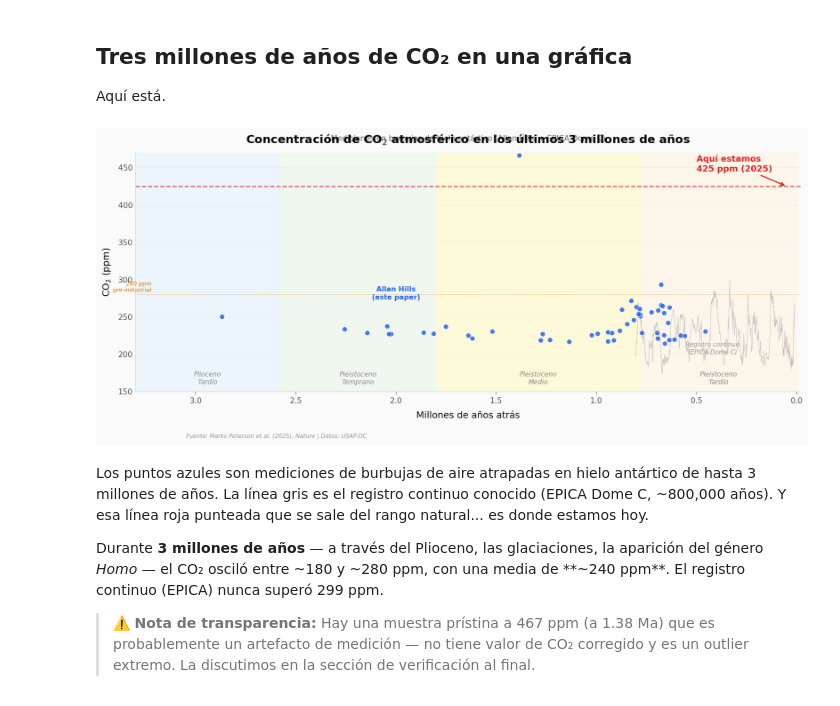
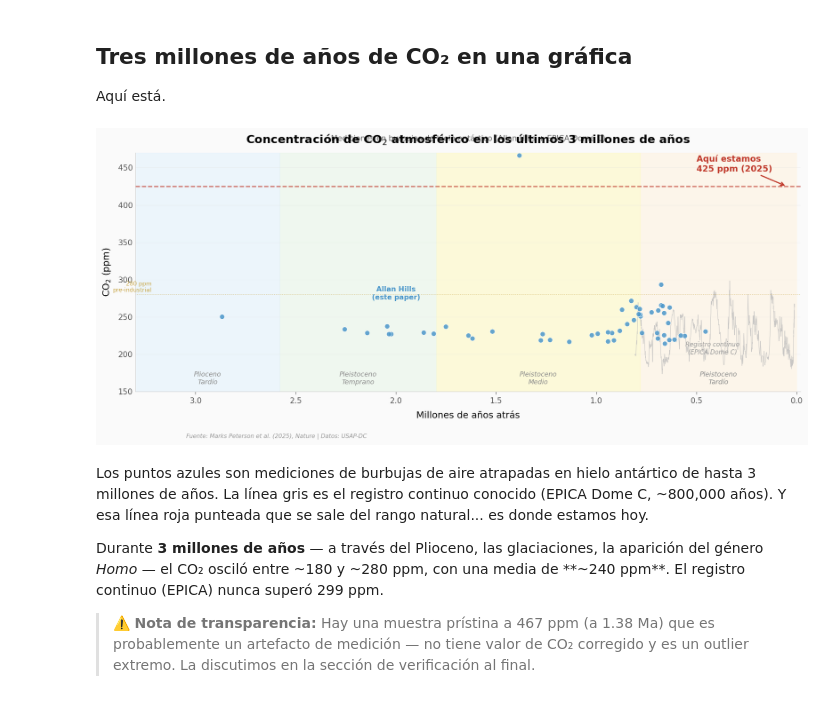
Before and after one commit to Ciencia-a-Mordiscos/lab, a Jupyter notebook: papers/2026-03-23-co2-estable-3-millones-anos/notebook.ipynb, the cells around one changed output. Saved outputs shown, nothing was run; the diff lists cells and outputs as text; code cells hidden in the pictures.

```diff
--- a/papers/2026-03-23-co2-estable-3-millones-anos/notebook.ipynb
+++ b/papers/2026-03-23-co2-estable-3-millones-anos/notebook.ipynb
@@ -150,41 +150,41 @@ ax.text(0.42, 200, 'Registro continuo\n(EPICA Dome C)', fontsize=8,
 
 # --- Allan Hills (datos nuevos del paper) ---
 ah = pristine.dropna(subset=['co2_mean_ppm'])
 ax.scatter(ah['age_ka'] / 1000, ah['co2_mean_ppm'],
-           color='#2563EB', s=40, alpha=0.85, zorder=5,
+           color='#4A96CA', s=40, alpha=0.85, zorder=5,
            edgecolors='white', linewidths=0.5)
 ax.text(2.0, 273, 'Allan Hills\n(este paper)', fontsize=9,
-        color='#2563EB', fontweight='bold', ha='center')
+        color='#4A96CA', fontweight='bold', ha='center')
 
 # --- Nivel pre-industrial ---
-ax.axhline(y=CO2_PREINDUSTRIAL, color='#D97706', linewidth=0.8, linestyle=':', alpha=0.5, zorder=2)
+ax.axhline(y=CO2_PREINDUSTRIAL, color='#C9A84C', linewidth=0.8, linestyle=':', alpha=0.5, zorder=2)
 ax.text(3.22, 282, f'{CO2_PREINDUSTRIAL} ppm\npre-industrial', fontsize=7.5,
-        color='#D97706', va='bottom', ha='right')
+        color='#C9A84C', va='bottom', ha='right')
 
 # --- CO$_2$ actual con flecha ---
-ax.axhline(y=CO2_ACTUAL, color='#DC2626', linewidth=1.5, linestyle='--', alpha=0.7, zorder=3)
+ax.axhline(y=CO2_ACTUAL, color='#C0392B', linewidth=1.5, linestyle='--', alpha=0.7, zorder=3)
 ax.annotate(f'Aquí estamos\n{CO2_ACTUAL} ppm (2025)', xy=(0.05, 425),
-            xytext=(0.5, 445), fontsize=11, fontweight='bold', color='#DC2626',
-            arrowprops=dict(arrowstyle='->', color='#DC2626', lw=1.5),
+            xytext=(0.5, 445), fontsize=11, fontweight='bold', color='#C0392B',
+            arrowprops=dict(arrowstyle='->', color='#C0392B', lw=1.5),
             zorder=6)
 
 # --- Configuración ---
 ax.set_xlabel('Millones de años atrás', fontsize=12)
 ax.set_ylabel('CO$_2$ (ppm)', fontsize=12)
 ax.set_title('Concentración de CO$_2$ atmosférico en los últimos 3 millones de años',
              fontsize=15, fontweight='bold', pad=12)
 ax.text(0.5, 1.05, 'Mediciones en burbujas de hielo antártico (Allan Hills + EPICA Dome C)',
         transform=ax.transAxes, fontsize=10, color='#666666', ha='center')
 ax.set_xlim(-0.02, 3.3)
 ax.set_ylim(150, 470)
 ax.invert_xaxis()
 
 plt.tight_layout()
 fig.text(0.13, -0.03, FUENTE, fontsize=7.5, color='#999999', style='italic')
 plt.savefig('figuras/co2_3_millones_anos.png', dpi=200, bbox_inches='tight')
 plt.show()
 # %% [output]
-[figure, old version]
+[figure, new version]
 # %% [markdown]
 Los puntos azules son mediciones de burbujas de aire atrapadas en hielo antártico de hasta 3 millones de años. La línea gris es el registro continuo conocido (EPICA Dome C, ~800,000 años). Y esa línea roja punteada que se sale del rango natural... es donde estamos hoy.
 
```
Also changed, not shown: parts of 4 cells of this notebook, 7 other files.
